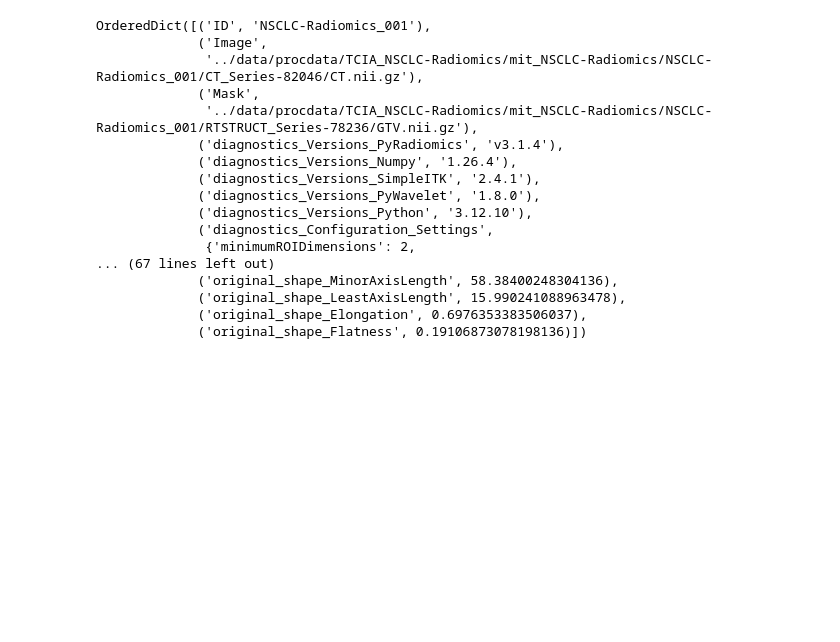
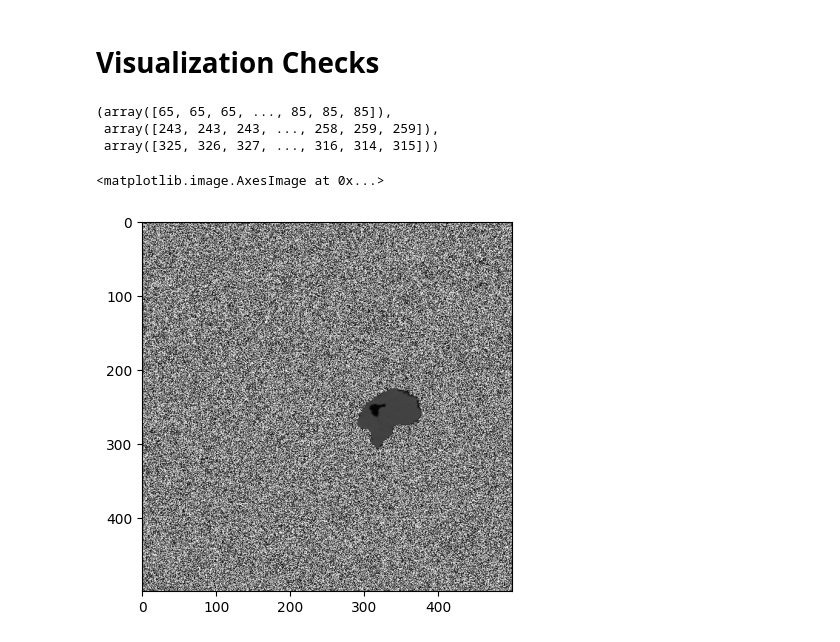
Before and after one commit to bhklab/readii, a Jupyter notebook: notebooks/make_negative_controls.ipynb, the cells around one changed output. Saved outputs shown, nothing was run; the diff lists cells and outputs as text; code cells hidden in the pictures; blank space fills up the shorter version.

Commit message:
feat: added negative control visualization check, pyradiomics extraction per negative control, results compilation

```diff
--- a/notebooks/make_negative_controls.ipynb
+++ b/notebooks/make_negative_controls.ipynb
@@ -69,17 +46,31 @@ sample_feature_dir.mkdir(parents=True, exist_ok=True)
 # %%
-for neg_image, control_strategy_name, region_strategy_name in manager.apply(sample_image, sample_mask):
-    rprint(
-        f"Negative control image generated: {neg_image.GetSize()} using {control_strategy_name} and {region_strategy_name}"
-    )
+params = "../src/readii/data/shape_only_pyradiomics.yaml"
+extractor = featureextractor.RadiomicsFeatureExtractor(params)
 
-    try:
-        sample_feature_vector = pd.Series(extractor.execute(neg_image, sample_mask))
-    except Exception as e:
-        print("Feature extraction failed: ", e)
+pyrad_dataset_df = pd.read_csv(DATA_DIR / f"pyradiomics_features/pyrad_{DATASET_NAME}_index.csv")
 
-    result_dict = sample_row.to_dict(into=OrderedDict)
-    result_dict.update(sample_feature_vector)
+total_sample_count = len(pyrad_dataset_df)
+for idx, sample_row in pyrad_dataset_df.iterrows():
+    print(f"Processing {sample_row.ID} ({idx}/{total_sample_count})")
+    sample_image = flatten_image(sitk.ReadImage(sample_row.Image))
+    sample_mask = flatten_image(sitk.ReadImage(sample_row.Mask))
 
-    result_data_df = pd.DataFrame(data=result_dict)
-    print(result_data_df.head())
+    sample_feature_dir = pyrad_output_path / Path(params).stem / sample_row.ID
+    sample_feature_dir.mkdir(parents=True, exist_ok=True)
+
+    for neg_image, control_strategy_name, region_strategy_name in manager.apply(sample_image, sample_mask):
+        try:
+            sample_feature_vector = pd.Series(extractor.execute(neg_image, sample_mask))
+        except Exception as e:
+            print("Feature extraction failed: ", e)
+
+        # Start the result dictionary with the sample info (must convert within this loop to create new result dict every time)
+        result_dict = sample_row.to_dict(into=OrderedDict)
+        # Append the extracted features to the result dictionary
+        result_dict.update(sample_feature_vector)
+
+        # Set up output file name with negative control info
+        sample_result_file_name = f"{sample_row.ID}_{control_strategy_name}_{region_strategy_name}_features.csv"
+        # save out the features for this negative control sample combination
+        result_ser = pd.Series(result_dict).to_csv((sample_feature_dir / sample_result_file_name))
 # %% [output]
@@ -90,20 +93,0 @@ featurevector = extractor.execute(neg_image, sample_mask)
-# %%
-sample_dict
-# %% [output]
-OrderedDict([('ID', 'NSCLC-Radiomics_001'),
-             ('Image',
-              '../data/procdata/TCIA_NSCLC-Radiomics/mit_NSCLC-Radiomics/NSCLC-Radiomics_001/CT_Series-82046/CT.nii.gz'),
-             ('Mask',
-              '../data/procdata/TCIA_NSCLC-Radiomics/mit_NSCLC-Radiomics/NSCLC-Radiomics_001/RTSTRUCT_Series-78236/GTV.nii.gz'),
-             ('diagnostics_Versions_PyRadiomics', 'v3.1.4'),
-             ('diagnostics_Versions_Numpy', '1.26.4'),
-             ('diagnostics_Versions_SimpleITK', '2.4.1'),
-             ('diagnostics_Versions_PyWavelet', '1.8.0'),
-             ('diagnostics_Versions_Python', '3.12.10'),
-             ('diagnostics_Configuration_Settings',
-              {'minimumROIDimensions': 2,
-... (67 lines left out)
-             ('original_shape_MinorAxisLength', 58.38400248304136),
-             ('original_shape_LeastAxisLength', 15.990241088963478),
-             ('original_shape_Elongation', 0.6976353383506037),
-             ('original_shape_Flatness', 0.19106873078198136)])
@@ -109,0 +124,18 @@ OrderedDict([('ID', 'NSCLC-Radiomics_001'),
+# %% [markdown]
+# Visualization Checks
+# %%
+sample_mask_arr = sitk.GetArrayFromImage(sample_mask)
+np.nonzero(sample_mask_arr)
+# %% [output]
+(array([65, 65, 65, ..., 85, 85, 85]),
+ array([243, 243, 243, ..., 258, 259, 259]),
+ array([325, 326, 327, ..., 316, 314, 315]))
+# %%
+import matplotlib.pyplot as plt
+
+neg_image_array = sitk.GetArrayFromImage(neg_image)
+
+plt.imshow(neg_image_array[75,:,:], cmap='grey')
+# %% [output]
+<matplotlib.image.AxesImage at 0x...>
+[figure, added]
```
Also changed, not shown: parts of 7 cells of this notebook.
